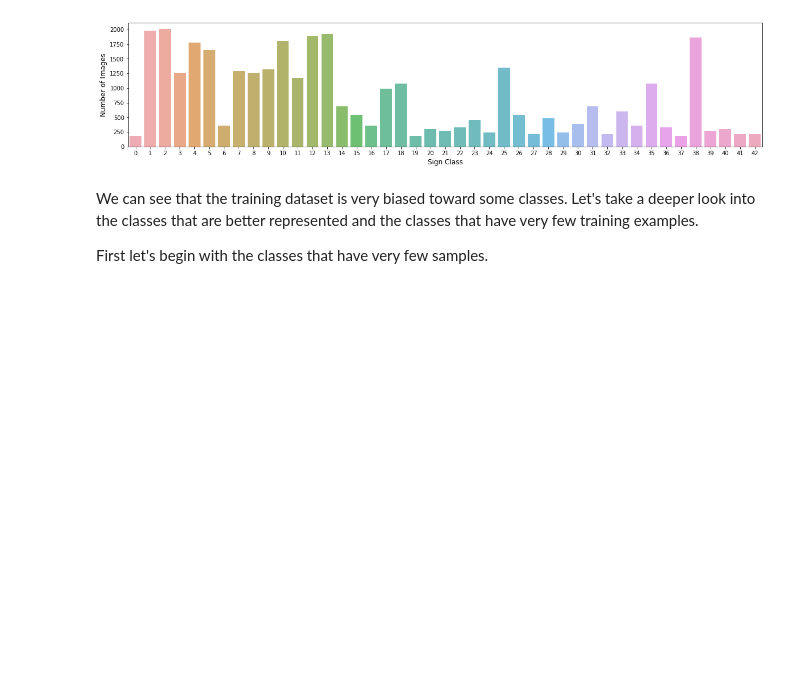
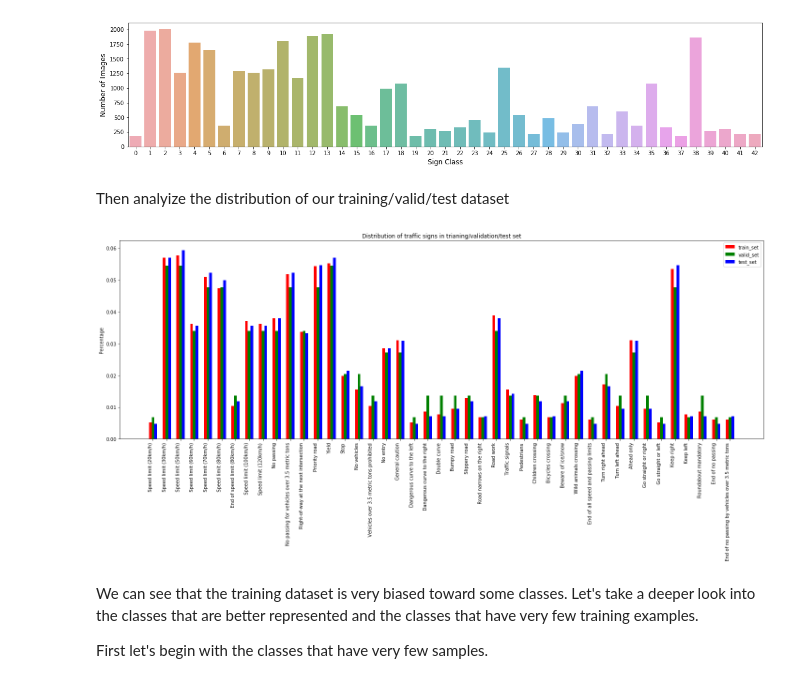
Before and after one commit to chenwade/CarND-Traffic-Sign-Classifier-Project, a Jupyter notebook: Traffic_Sign_Classifier.ipynb, the cells around one changed output. Drawn from its saved outputs; the diff is of its cells as text; code cells hidden in the pictures; blank space fills up the shorter version.

```diff
--- a/Traffic_Sign_Classifier.ipynb
+++ b/Traffic_Sign_Classifier.ipynb
@@ -119,6 +119,40 @@ plt.ylabel('Number of Images', fontsize=12)
 plt.show()
 # %% [output]
 [figure]
+# %% [markdown]
+Then analyize the distribution of our training/valid/test dataset
+# %%
+train_counter = collections.Counter(y_train)
+train_counter = [train_counter[i] for i in range(n_classes)]
+train_percentage = train_counter / np.sum(train_counter)
+valid_counter = collections.Counter(y_valid)
+valid_counter = [valid_counter[i] for i in range(n_classes)]
+valid_percentage = valid_counter / np.sum(valid_counter)
+test_counter = collections.Counter(y_test)
+test_counter = [test_counter[i] for i in range(n_classes)]
+test_percentage = test_counter / np.sum(test_counter)
+
+bar_width = 0.2
+index = np.arange(n_classes)
+fig, ax = plt.subplots(figsize=(20, 10))
+
+train_rects = ax.bar(index, train_percentage, bar_width, color='r', label='train_set')
+valid_rects = ax.bar(index + bar_width, valid_percentage, bar_width, color='g', label='valid_set')
+test_rects = ax.bar(index + 2 * bar_width, test_percentage, bar_width, color='b', label='test_set')
+ax.set_title('Distribution of traffic signs in trianing/validation/test set')
+ax.set_ylabel('Percentage')
+ax.set_xticks(index + bar_width)
+ax.set_xticklabels(sign_names.SignName)
+    # reverse x label
+for label in ax.get_xticklabels():
+    label.set_rotation(90)
+    label.set_horizontalalignment('right')
+
+ax.legend()
+fig.tight_layout()
+plt.show()
+# %% [output]
+[figure, added]
 # %% [markdown]
 We can see that the training dataset is very biased toward some classes. Let's take a deeper look into the classes that are better represented and the classes that have very few training examples.
 
```
Also changed, not shown: parts of 79 cells of this notebook, 14 other files.
